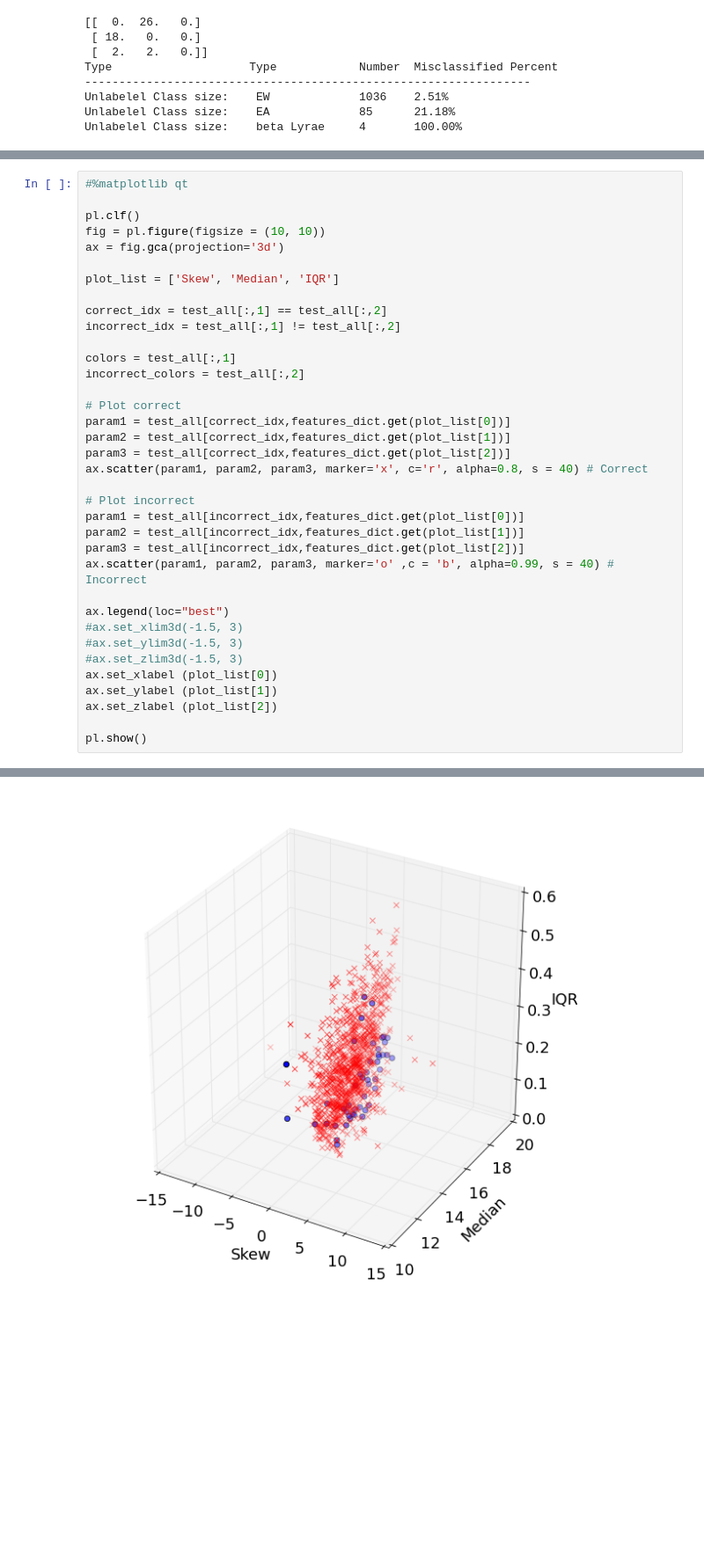
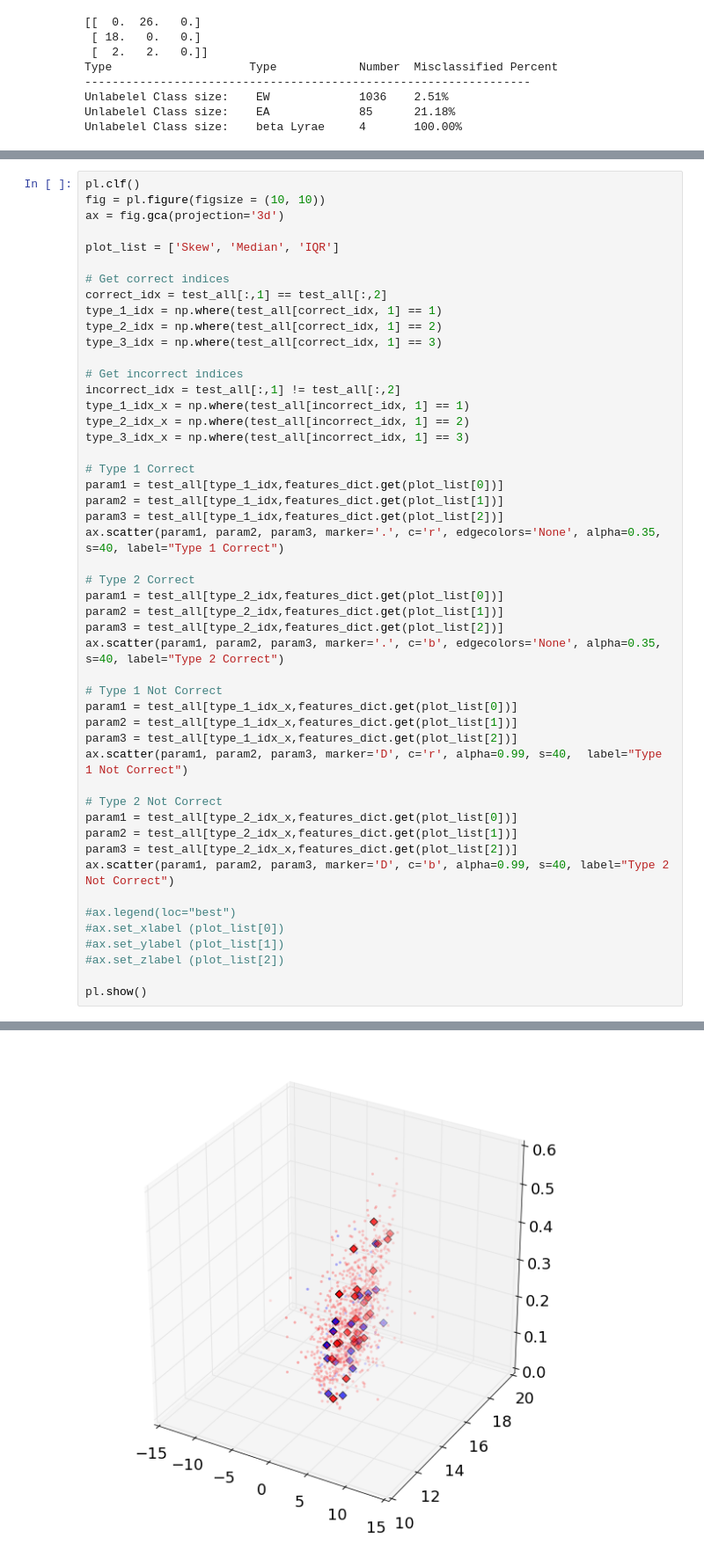
Before and after one commit to ElMejorEquipoDeLaSerena/VariableStarsClassification, a Jupyter notebook: Final.ipynb, the cells around one changed output, grey strips where cells are left out. Shown at 88% size. Saved outputs shown, nothing was run; the diff lists cells and outputs as text; blank space fills up the shorter version.

```diff
--- a/Final.ipynb
+++ b/Final.ipynb
@@ -588,42 +599,55 @@ Unlabelel Class size:    beta Lyrae     4       100.00%
 # %%
-#%matplotlib qt
-
 pl.clf()
 fig = pl.figure(figsize = (10, 10))
 ax = fig.gca(projection='3d')
 
 plot_list = ['Skew', 'Median', 'IQR']
 
+# Get correct indices
 correct_idx = test_all[:,1] == test_all[:,2]
+type_1_idx = np.where(test_all[correct_idx, 1] == 1)
+type_2_idx = np.where(test_all[correct_idx, 1] == 2)
+type_3_idx = np.where(test_all[correct_idx, 1] == 3)
+
+# Get incorrect indices
 incorrect_idx = test_all[:,1] != test_all[:,2]
+type_1_idx_x = np.where(test_all[incorrect_idx, 1] == 1)
+type_2_idx_x = np.where(test_all[incorrect_idx, 1] == 2)
+type_3_idx_x = np.where(test_all[incorrect_idx, 1] == 3)
 
-colors = test_all[:,1]
-incorrect_colors = test_all[:,2]
+# Type 1 Correct
+param1 = test_all[type_1_idx,features_dict.get(plot_list[0])]
+param2 = test_all[type_1_idx,features_dict.get(plot_list[1])]
+param3 = test_all[type_1_idx,features_dict.get(plot_list[2])]
+ax.scatter(param1, param2, param3, marker='.', c='r', edgecolors='None', alpha=0.35, s=40, label="Type 1 Correct")
 
-# Plot correct
-param1 = test_all[correct_idx,features_dict.get(plot_list[0])]
-param2 = test_all[correct_idx,features_dict.get(plot_list[1])]
-param3 = test_all[correct_idx,features_dict.get(plot_list[2])]
-ax.scatter(param1, param2, param3, marker='x', c='r', alpha=0.8, s = 40) # Correct
+# Type 2 Correct
+param1 = test_all[type_2_idx,features_dict.get(plot_list[0])]
+param2 = test_all[type_2_idx,features_dict.get(plot_list[1])]
+param3 = test_all[type_2_idx,features_dict.get(plot_list[2])]
+ax.scatter(param1, param2, param3, marker='.', c='b', edgecolors='None', alpha=0.35, s=40, label="Type 2 Correct")
 
-# Plot incorrect
-param1 = test_all[incorrect_idx,features_dict.get(plot_list[0])]
-param2 = test_all[incorrect_idx,features_dict.get(plot_list[1])]
-param3 = test_all[incorrect_idx,features_dict.get(plot_list[2])]
-ax.scatter(param1, param2, param3, marker='o' ,c = 'b', alpha=0.99, s = 40) # Incorrect
+# Type 1 Not Correct
+param1 = test_all[type_1_idx_x,features_dict.get(plot_list[0])]
+param2 = test_all[type_1_idx_x,features_dict.get(plot_list[1])]
+param3 = test_all[type_1_idx_x,features_dict.get(plot_list[2])]
+ax.scatter(param1, param2, param3, marker='D', c='r', alpha=0.99, s=40,  label="Type 1 Not Correct")
 
-ax.legend(loc="best")
-#ax.set_xlim3d(-1.5, 3)
-#ax.set_ylim3d(-1.5, 3)
-#ax.set_zlim3d(-1.5, 3)
-ax.set_xlabel (plot_list[0])
-ax.set_ylabel (plot_list[1])
-ax.set_zlabel (plot_list[2])
+# Type 2 Not Correct
+param1 = test_all[type_2_idx_x,features_dict.get(plot_list[0])]
+param2 = test_all[type_2_idx_x,features_dict.get(plot_list[1])]
+param3 = test_all[type_2_idx_x,features_dict.get(plot_list[2])]
+ax.scatter(param1, param2, param3, marker='D', c='b', alpha=0.99, s=40, label="Type 2 Not Correct")
+
+#ax.legend(loc="best")
+#ax.set_xlabel (plot_list[0])
+#ax.set_ylabel (plot_list[1])
+#ax.set_zlabel (plot_list[2])
 
 pl.show()
 # %% [output]
 <matplotlib.figure.Figure at 0x...>
-[figure, old version]
+[figure, new version]
 # %%
 plot_list = ['IQR', 'Median']
 
```
Also changed, not shown: parts of 9 cells of this notebook.
